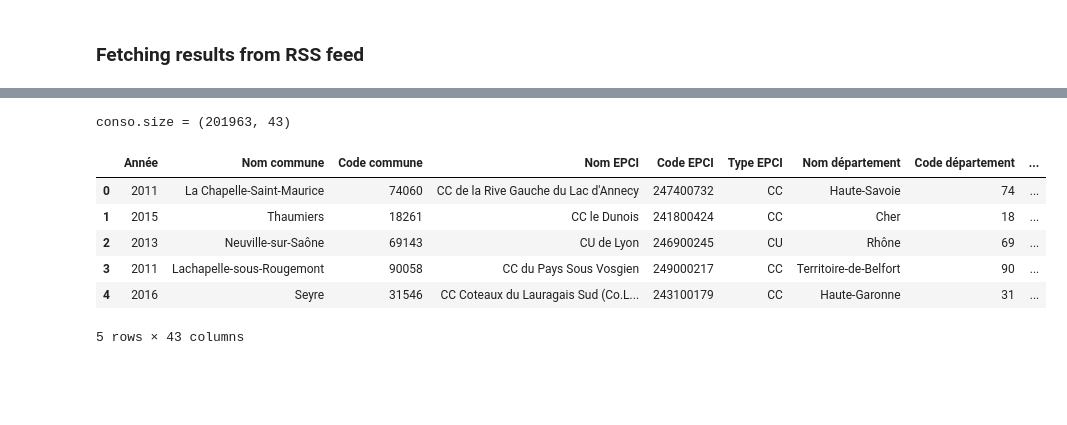
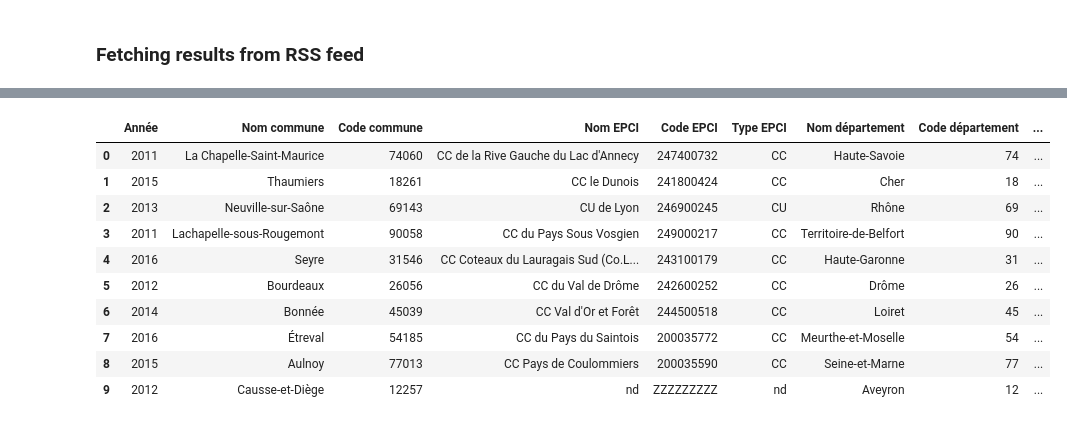
Before and after one commit to enzobes/house-rental-py, a Jupyter notebook: House-Rental.ipynb, the cells around one changed output, grey strips where cells are left out. Cells and saved outputs as stored; diff of their text form; code cells hidden in the pictures; blank space fills up the shorter version.

```diff
--- a/House-Rental.ipynb
+++ b/House-Rental.ipynb
@@ -26,7 +26,12 @@ import requests
 import sys
 import pandas as pd
 import re
+import numpy as np
+from bokeh.io import push_notebook, show, output_notebook
+from bokeh.plotting import figure
 
+pd.options.display.max_columns= 200
+pd.options.display.max_rows= 200
 def print_titles():
     base = "http://www.ty-gites.com/rss/"
     location = "locations_vacances_"
@@ -63,4 +68,4 @@ def print_titles():
                 print(m.group(0)[1:-1].lower())
     return
 
-print_titles()
+ #print_titles()
@@ -85,16 +72,17 @@ print_titles()
 # %%
 conso = pd.read_csv( "datasets/conso.csv" , delimiter = ";" )
-print( "conso.size = {}".format( conso.shape ) )
-
-conso_tab = pd.concat([conso])
-conso_tab.head()
+dataEnedis = pd.DataFrame(data=conso)
+dataEnedis.head(10)
 # %% [output]
-conso.size = (201963, 43)
 |  | Année | Nom commune | Code commune | Nom EPCI | Code EPCI | Type EPCI | Nom département | Code département | ... |
 | 0 | 2011 | La Chapelle-Saint-Maurice | 74060 | CC de la Rive Gauche du Lac d'Annecy | 247400732 | CC | Haute-Savoie | 74 | ... |
 | 1 | 2015 | Thaumiers | 18261 | CC le Dunois | 241800424 | CC | Cher | 18 | ... |
 | 2 | 2013 | Neuville-sur-Saône | 69143 | CU de Lyon | 246900245 | CU | Rhône | 69 | ... |
 | 3 | 2011 | Lachapelle-sous-Rougemont | 90058 | CC du Pays Sous Vosgien | 249000217 | CC | Territoire-de-Belfort | 90 | ... |
 | 4 | 2016 | Seyre | 31546 | CC Coteaux du Lauragais Sud (Co.L... | 243100179 | CC | Haute-Garonne | 31 | ... |
+| 5 | 2012 | Bourdeaux | 26056 | CC du Val de Drôme | 242600252 | CC | Drôme | 26 | ... |
+| 6 | 2014 | Bonnée | 45039 | CC Val d'Or et Forêt | 244500518 | CC | Loiret | 45 | ... |
+| 7 | 2016 | Étreval | 54185 | CC du Pays du Saintois | 200035772 | CC | Meurthe-et-Moselle | 54 | ... |
+| 8 | 2015 | Aulnoy | 77013 | CC Pays de Coulommiers | 200035590 | CC | Seine-et-Marne | 77 | ... |
+| 9 | 2012 | Causse-et-Diège | 12257 | nd | ZZZZZZZZZ | nd | Aveyron | 12 | ... |
-5 rows × 43 columns
 # %%
```
Also changed, not shown: parts of 8 cells of this notebook, 2 other files.
